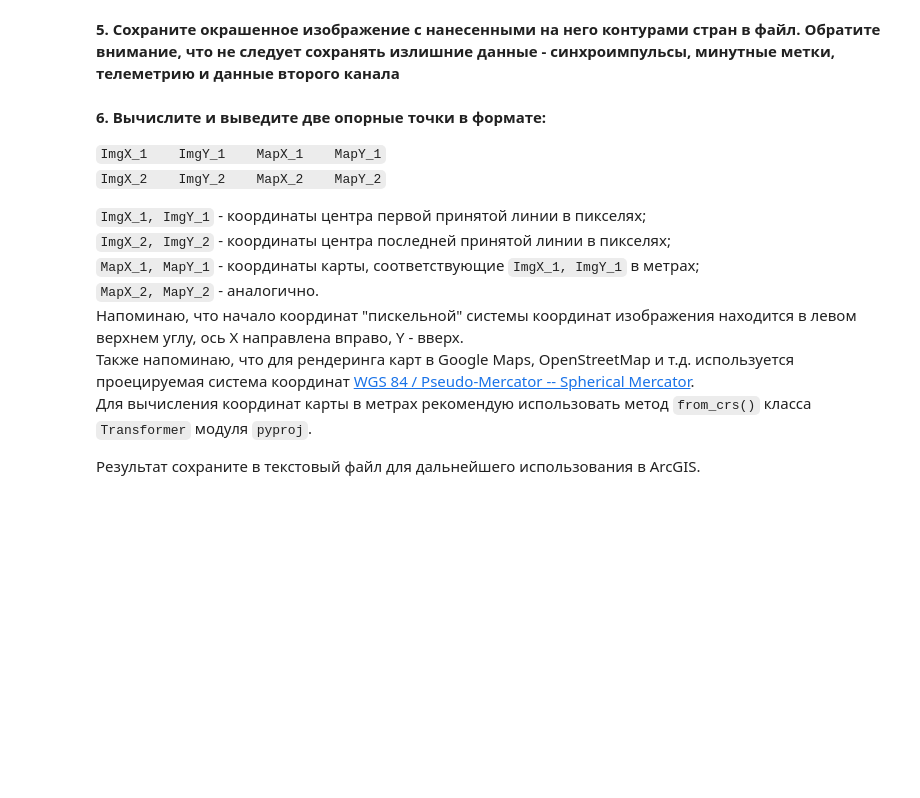
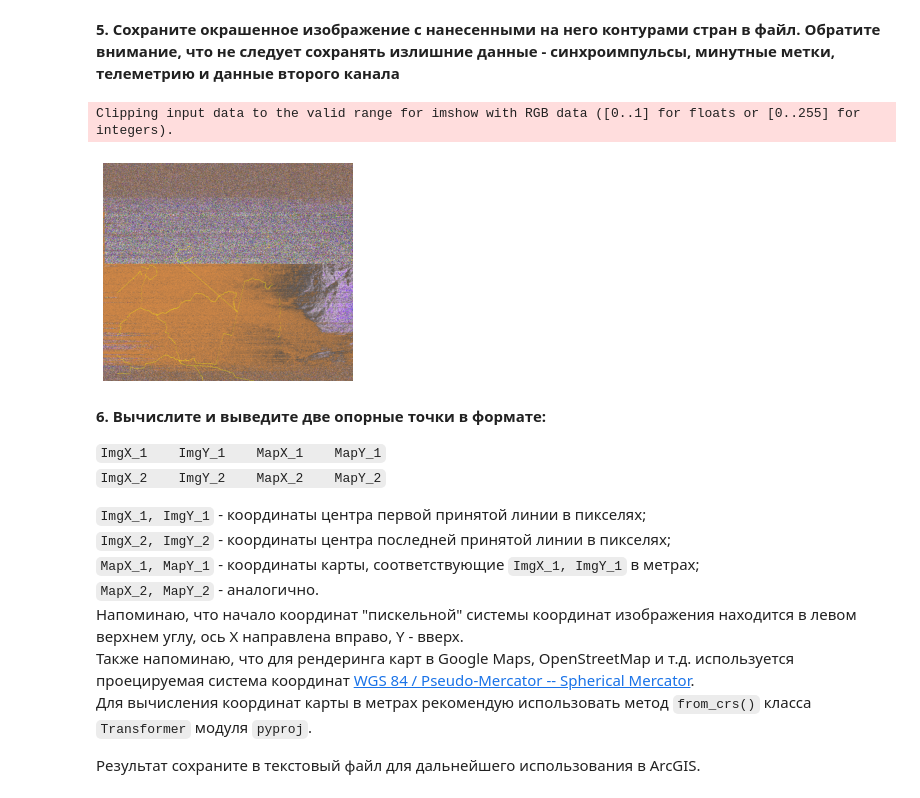
Before and after one commit to kekoveca/geoinfa_2022, a Jupyter notebook: 3laba/Task_3.ipynb, the cells around one changed output. Saved outputs shown, nothing was run; the diff lists cells and outputs as text; code cells hidden in the pictures; blank space fills up the shorter version.

```diff
--- a/3laba/Task_3.ipynb
+++ b/3laba/Task_3.ipynb
@@ -249,3 +247,12 @@ URLError: <urlopen error [SSL: CERTIFICATE_VERIFY_FAILED] certificate verify fai
+# %%
+# Ваш код
+data_cut = data[:, len(sinch):990]
+plt.imshow(data_cut)
+plt.axis('off')
+plt.savefig("image_cut.png")
+# %% [output]
+Clipping input data to the valid range for imshow with RGB data ([0..1] for floats or [0..255] for integers).
+[figure, added]
 # %% [markdown]
 **6. Вычислите и выведите две опорные точки в формате:**
 
```
Also changed, not shown: parts of 6 cells of this notebook, 3 other files.
